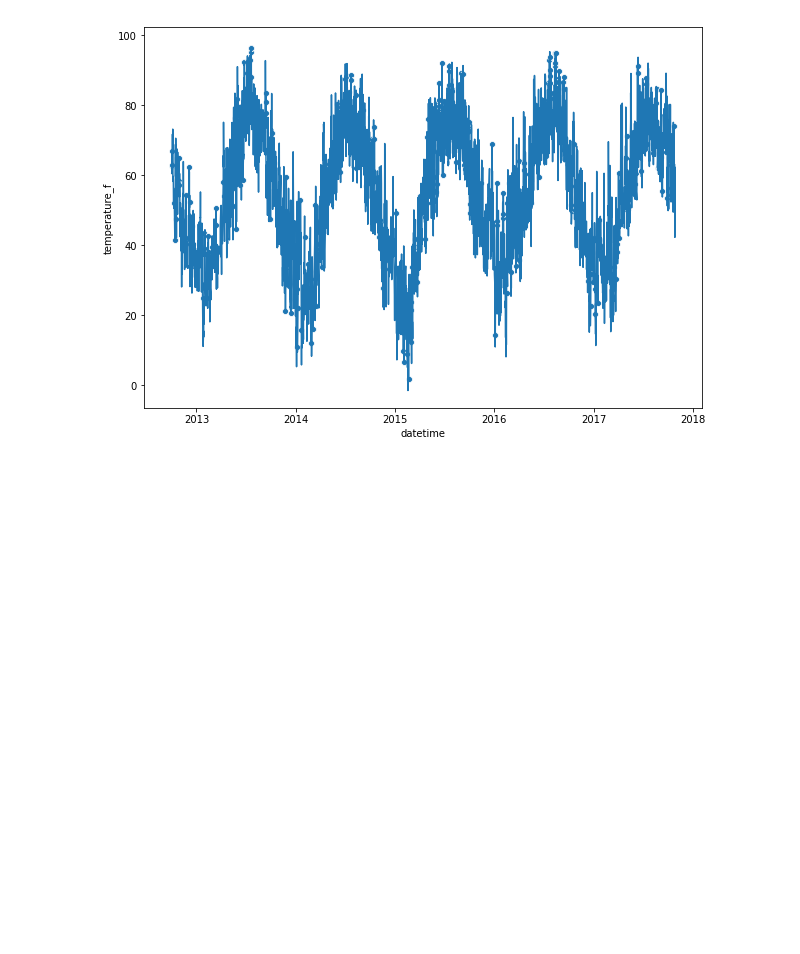
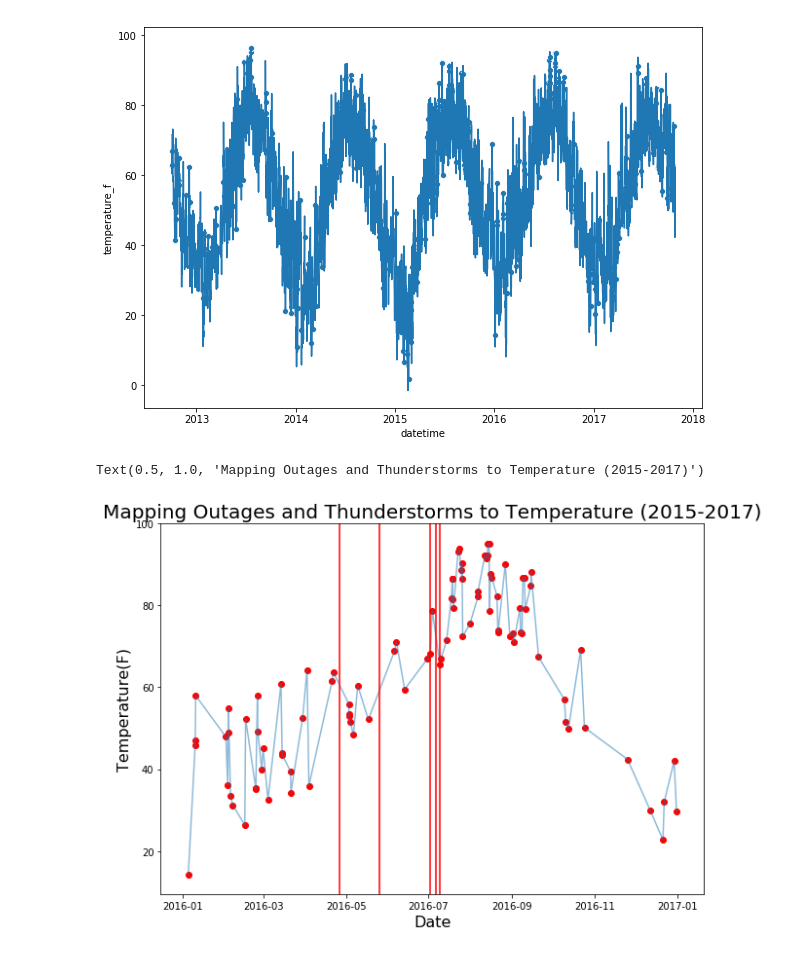
Before and after one commit to iceberg425/Client_Project, a Jupyter notebook: EDA_Weather_Outage.ipynb, the cells around one changed output. Drawn from its saved outputs; the diff is of its cells as text; code cells hidden in the pictures; blank space fills up the shorter version.

```diff
--- a/EDA_Weather_Outage.ipynb
+++ b/EDA_Weather_Outage.ipynb
@@ -467,0 +471,21 @@ sns.scatterplot(x= temp_1.index, y='temperature_f', data = temp_1)
+# %%
+temp_16 = temp_1['2016']
+# %%
+date_df_16 = date_df['2016']
+# %%
+plt.figure(figsize=(10, 7))
+plt.plot(temp_16.temperature_f, alpha = 0.5)
+plt.scatter(temp_16.index, temp_16['temperature_f'], c ='r')
+vlines = date_df_16[date_df_16['thunderstorm'] == 1].index
+for line in vlines:
+    plt.axvline(line, color = 'red')
+
+plt.xlabel('Date', fontsize=16)
+plt.ylabel('Temperature(F)', fontsize=16)
+plt.title('Mapping Outages and Thunderstorms to Temperature (2015-2017)', fontsize=20)
+
+
+# plt.savefig('./images/outages_temp_thunderstorms_15_17.png')
+# %% [output]
+Text(0.5, 1.0, 'Mapping Outages and Thunderstorms to Temperature (2015-2017)')
+[figure, added]
```
Also changed, not shown: parts of 22 cells of this notebook.
